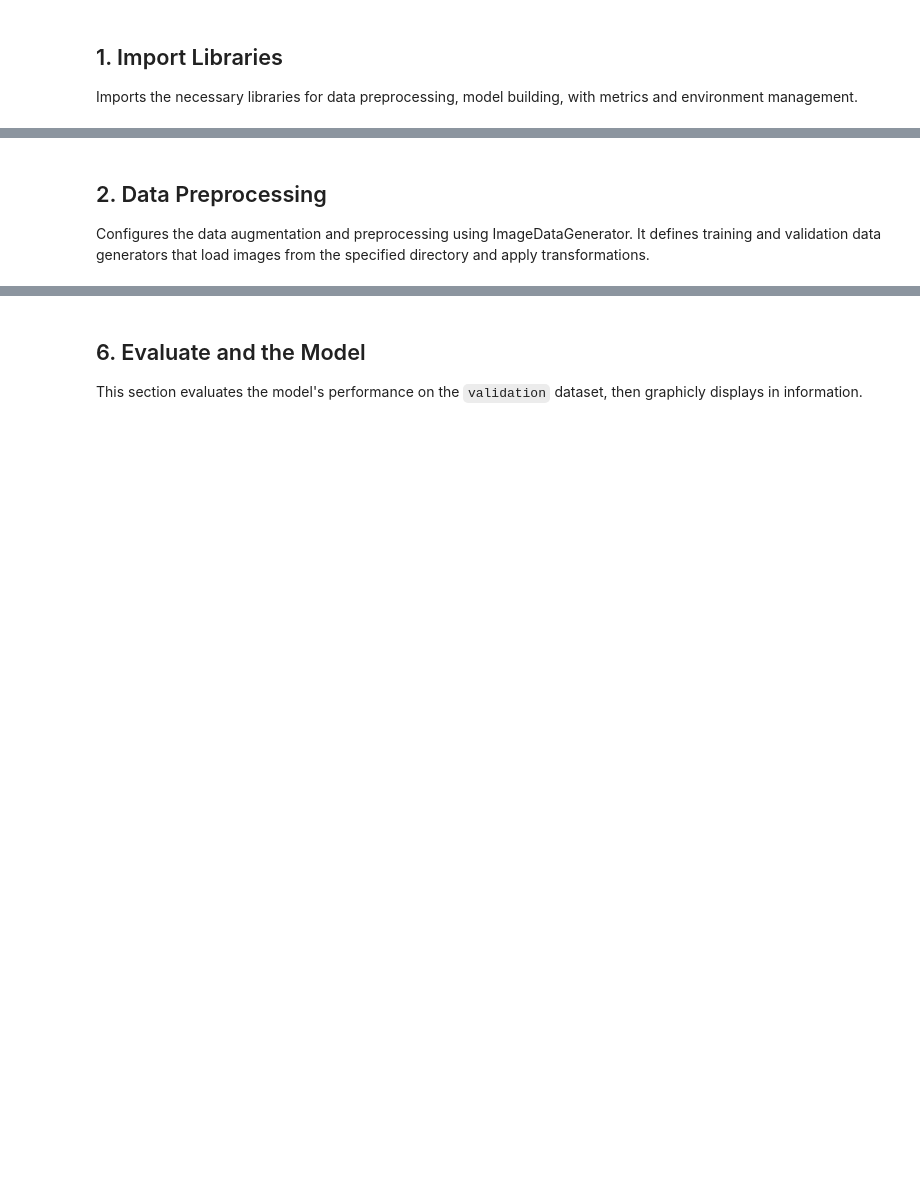
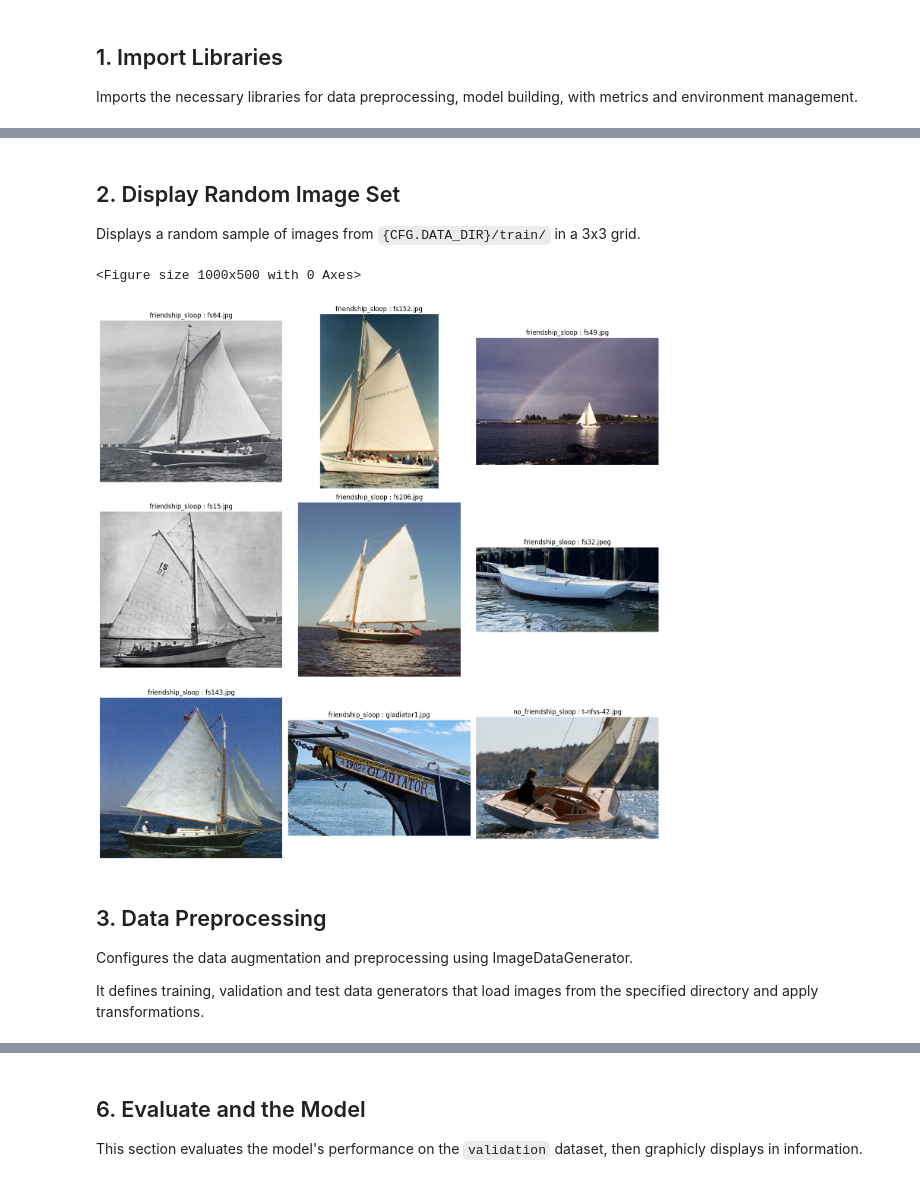
Before and after one commit to denniswhitney2000/isitafriendship, a Jupyter notebook: Build_Friendship_Sloop_Detector_Model.ipynb, the cells around one changed output, grey strips where cells are left out. Cells and saved outputs as stored; diff of their text form; code cells hidden in the pictures; blank space fills up the shorter version.

```diff
--- a/Build_Friendship_Sloop_Detector_Model.ipynb
+++ b/Build_Friendship_Sloop_Detector_Model.ipynb
@@ -99,4 +119,48 @@ pprint.pprint(CFG.__dict__)
+# %% [markdown]
+## 2. Display Random Image Set
+
+Displays a random sample of images from `{CFG.DATA_DIR}/train/` in a 3x3 grid.
+# %%
+%matplotlib inline
+import matplotlib.pyplot as plt
+import os
+from PIL import Image  # Import Image from PIL
+
+# Define the source path
+src_path = f"{CFG.DATA_DIR}/train/"
+sub_class = os.listdir(src_path)
+
+fig = plt.figure(figsize=(10,5))
+path = os.path.join(src_path,sub_class[0])
+
+# List all files in the directory
+all_files = []
+for subdir, _, files in os.walk(src_path):
+    for file in files:
+        all_files.append(os.path.join(subdir, file))
+
+# Select 9 random files
+random_files = random.sample(all_files, 9)
+
+# Display the selected files
+fig, axes = plt.subplots(3, 3, figsize=(15, 15))
+axes = axes.flatten()
+
+for img_path, ax in zip(random_files, axes):
+    img = Image.open(img_path)
+    pth = str(Path(img_path).parent).replace(str(src_path), '')
+    ax.imshow(img)
+    ax.axis('off')
+    ax.set_title( f'{pth} : {os.path.basename(img_path)}')
+
+plt.tight_layout()
+plt.show()
+# %% [output]
+<Figure size 1000x500 with 0 Axes>
+[figure, added]
 # %% [markdown]
-## 2. Data Preprocessing
+## 3. Data Preprocessing
 
-Configures the data augmentation and preprocessing using ImageDataGenerator. It defines training and validation data generators that load images from the specified directory and apply transformations.
+Configures the data augmentation and preprocessing using ImageDataGenerator.
+
+It defines training, validation and test data generators that load images from the specified directory and apply transformations.
```
Also changed, not shown: parts of 16 cells of this notebook, 3 other files.
